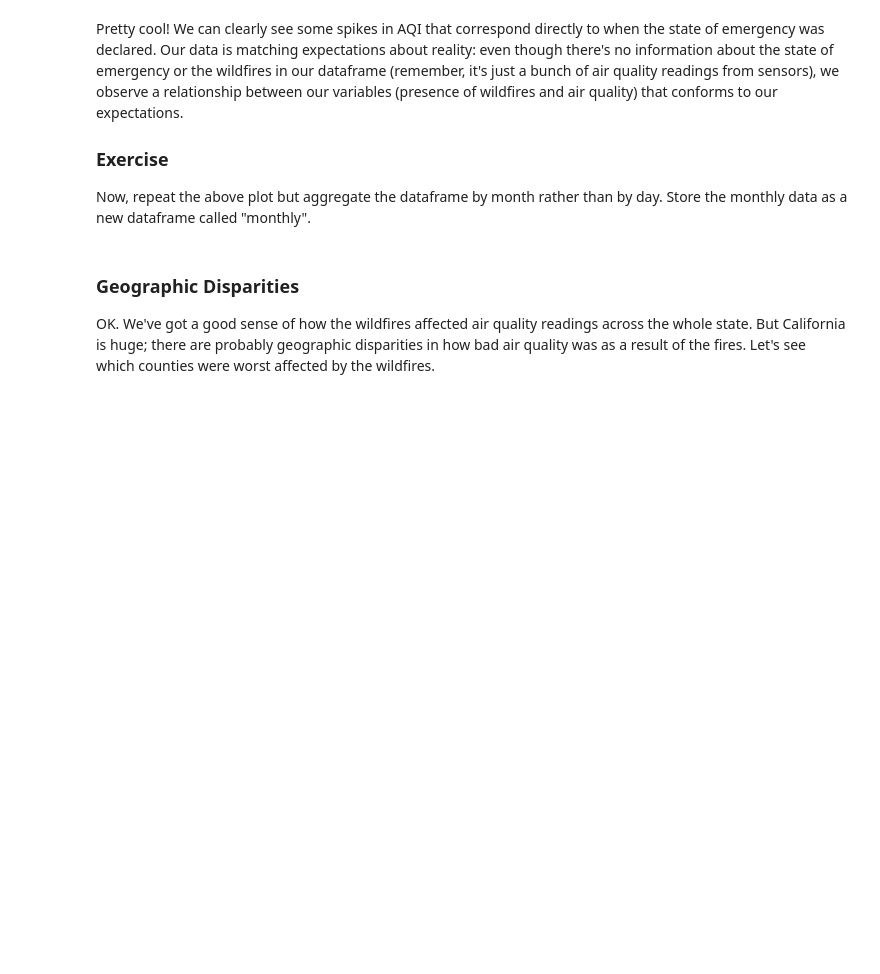
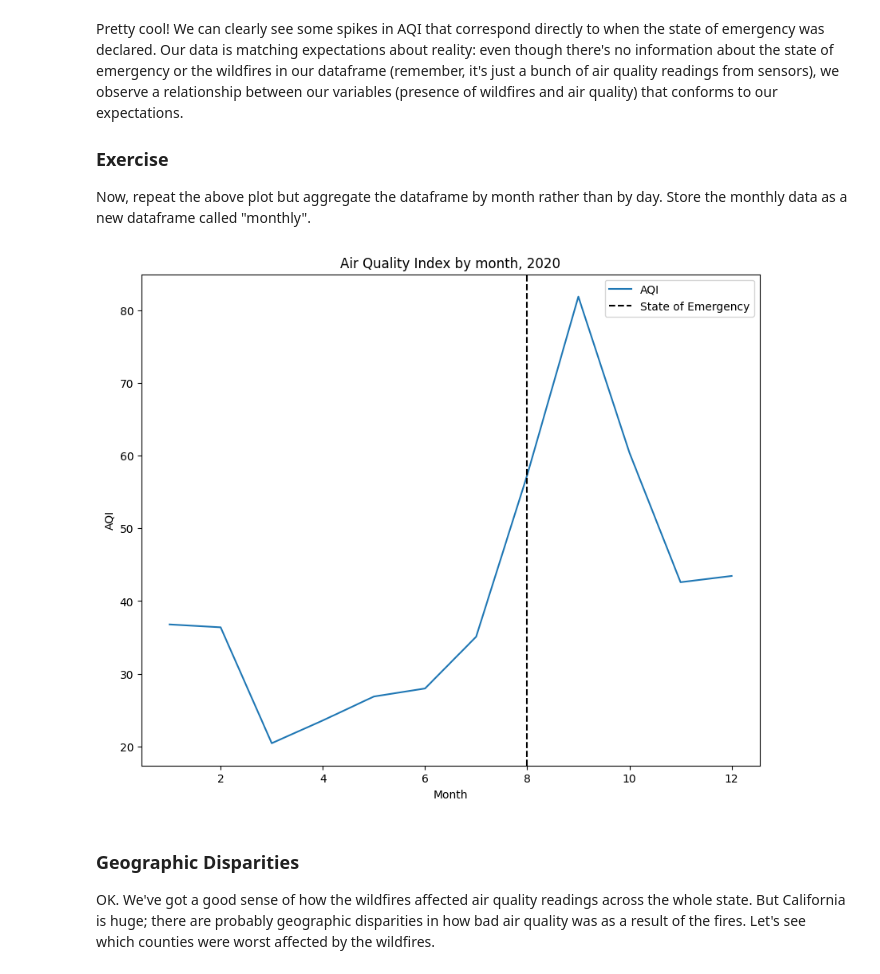
Before and after one commit to dase3131/QM2, a Jupyter notebook: notebooks/W03. Spatial Data.ipynb, the cells around one changed output. Cells and saved outputs as stored; diff of their text form; code cells hidden in the pictures; blank space fills up the shorter version.

```diff
--- a/notebooks/W03. Spatial Data.ipynb
+++ b/notebooks/W03. Spatial Data.ipynb
@@ -167,6 +193,18 @@ Pretty cool! We can clearly see some spikes in AQI that correspond directly to w
 
 ### Exercise
 Now, repeat the above plot but aggregate the dataframe by month rather than by day. Store the monthly data as a new dataframe called "monthly".
+# %%
+monthly = df.groupby('Month')['AQI'].mean()
+monthly.plot()
+plt.title('Air Quality Index by month, 2020')
+plt.ylabel('AQI')
+plt.xlabel('Month')
+
+plt.axvline(8, color='black', linestyle='--', label='State of Emergency')
+plt.legend()
+plt.show()
+# %% [output]
+[figure, added]
 # %% [markdown]
 ### Geographic Disparities
 
```
Also changed, not shown: parts of 13 cells of this notebook.
